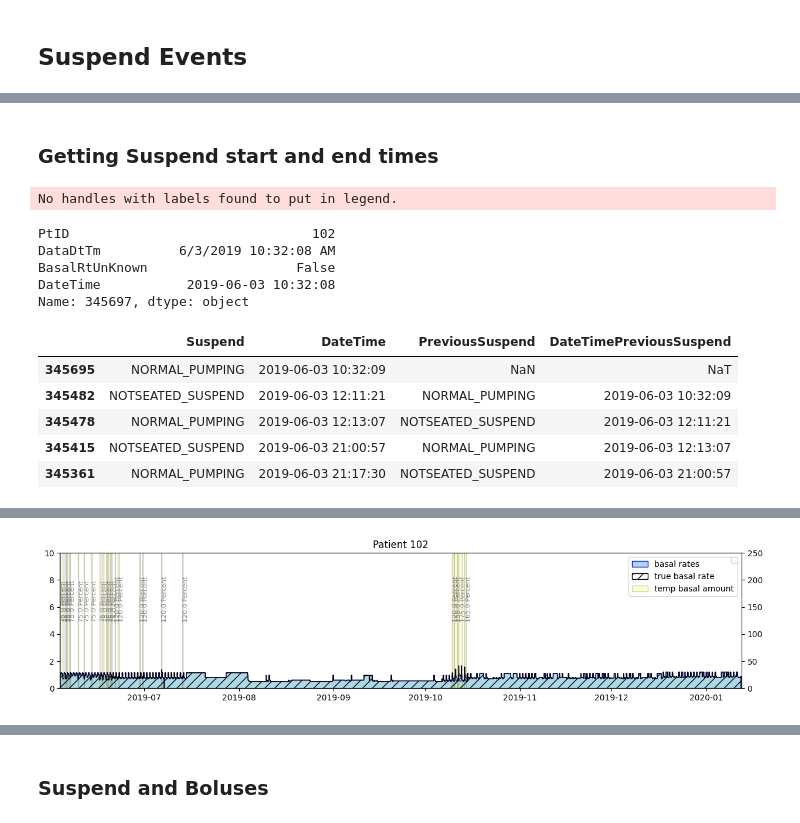
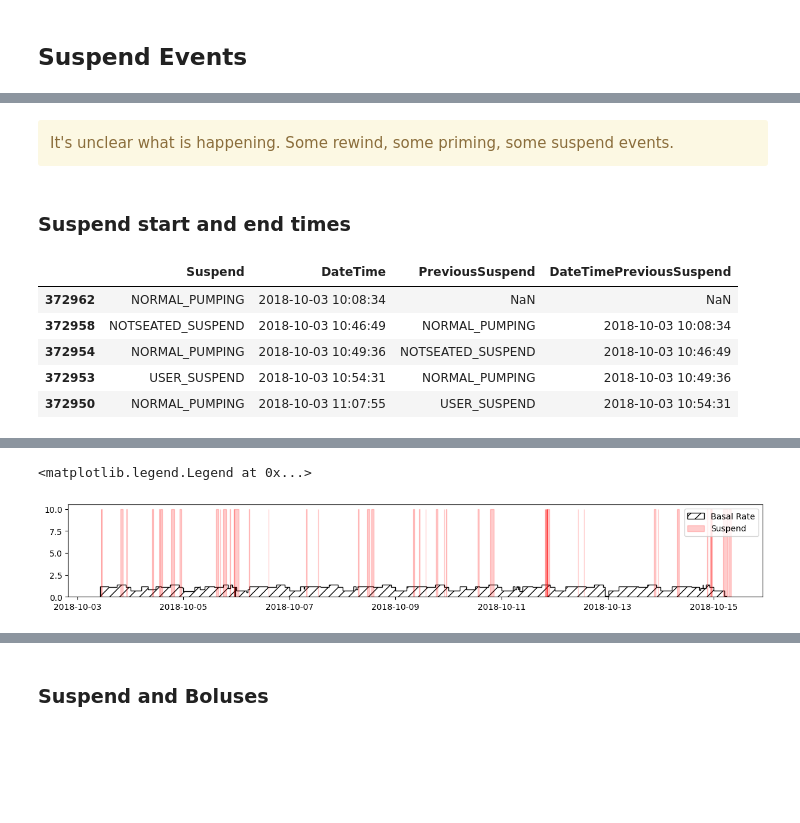
Before and after one commit to nudgebg/egvinsulin, a Jupyter notebook: notebooks/understand-flair-dataset/understand-flair-dataset.ipynb, the cells around one changed output, grey strips where cells are left out. Cells and saved outputs as stored; diff of their text form; code cells hidden in the pictures; blank space fills up the shorter version.

```diff
--- a/notebooks/understand-flair-dataset/understand-flair-dataset.ipynb
+++ b/notebooks/understand-flair-dataset/understand-flair-dataset.ipynb
@@ -179,15 +188,15 @@ for randomUserId in adjustedUsers:
 # %%
-for randomUserId in subFrameAdjustedDates.PtID.unique():
-    #now let's use the adjusted dates and check for patient 98 how the data looks
-    temp = df_cgm.loc[df_cgm.PtID == randomUserId]
-    ax=plt.figure(figsize=(10,1)).gca()
-    temp.loc[temp.DateTimeAdjusted.isnull()].plot.scatter(x='DateTime', y='CGM',s=2, marker='.',ax=ax,color='gray')
-    temp.loc[temp.DateTimeAdjusted.notnull()].plot.scatter(x='DateTimeAdjusted', y='CGM',s=1, marker='.',ax=ax,color='red')
-    #get min and max of adjusted dates
+f,AX = plt.subplots(1,3,figsize=(20,2),sharex='col')
+for i_patient, patient_id in enumerate(df_cgm.loc[df_cgm.DateTimeAdjusted.notnull()].PtID.unique()):
+    temp = df_cgm.loc[df_cgm.PtID == patient_id]
 
-    maxDate = temp.DateTimeAdjusted.max()
+    ax = AX[i_patient]
+    temp.loc[temp.DateTimeAdjusted.isnull()].plot.scatter(x='DateTime', y='CGM', s=2, marker='.', ax=ax, color='gray')
+    temp.loc[temp.DateTimeAdjusted.notnull()].plot.scatter(x='DateTimeAdjusted', y='CGM', s=1, marker='.', ax=ax, color='red')
+
+    #zoom in around adjustement datetime
+    maxDate = temp.loc[temp.DateTimeAdjusted.notnull()].DateTimeAdjusted.max()
     ax.set_xlim((maxDate-pd.Timedelta(days=1),maxDate+pd.Timedelta(days=1)))
-    ax.set_title("PtID: "+str(randomUserId))
-    #hide x label
+    ax.set_title("PtID: "+str(patient_id))
     ax.set_xlabel(None)
 # %% [output]
@@ -205,6 +208,0 @@ for randomUserId in subFrameAdjustedDates.PtID.unique():
-# %%
-path = os.path.join(current_dir, '..', '..', 'data/raw','FLAIRPublicDataSet','Data Tables', 'FLAIRDevicePump.txt')
-df_insulin = pd.read_csv(path, sep="|", low_memory=False,
-                         usecols=['PtID', 'DataDtTm', 'BasalRt', 'TempBasalAmt','TempBasalType', 'TempBasalDur','BolusType', 'BolusSelected', 'BolusDeliv', 'BolusSource', 'ExtendBolusDuration', 'BasalRtUnKnown', 'Suspend'])
-df_insulin = parse_flair_dates(df_insulin,'DataDtTm')
-display(df_insulin.head())
@@ -726,12 +569,19 @@ For those users whose first suspend event is a resume to normal pumping event, w
+# %% [markdown]
+<div class="alert alert-block alert-warning">It's unclear what is happening. Some rewind, some priming, some suspend events. </div>
 # %% [markdown]
-### Getting Suspend start and end times
+### Suspend start and end times
 # %%
 #get a user with>10 Suspend and Temporary Basal events
 event_counts = df_insulin.groupby('PtID').agg({"Suspend":'count','TempBasalAmt':'count'})
 users_with_temp_and_suspends = event_counts.loc[(event_counts.Suspend>10) & (event_counts.TempBasalAmt>10)]
 random_user = random.choice(users_with_temp_and_suspends.index)
-subFrame = df_insulin.loc[df_insulin.PtID==random_user].copy()
+
+random_user = 69 #for repoducibility
+subFrame = df_insulin.loc[df_insulin.PtID==69].copy()
 subFrame = subFrame.sort_values('DateTime')
+
+#reduce to first days
+subFrame = subFrame.loc[subFrame.DateTime< subFrame.DateTime.min()+pd.Timedelta(days=12)]
 
 #bring neighboring events side by side
 suspend_times = subFrame.loc[subFrame.Suspend.notna(),['Suspend','DateTime']].sort_values('DateTime').copy()
@@ -745,17 +595,23 @@ suspend_times['Duration'] = suspend_times.DateTime-suspend_times.DateTimePreviou
 display(suspend_times.head(5))
 
 suspend_times.Duration.describe()
+
+
+#draw
+#drop first row of suspend_times
+suspend_times = suspend_times.iloc[1:]
+
+#ax = drawInsulinEvents(subFrame, b_draw_boluses=False)
+ax = plt.figure(figsize=(15,2)).gca()
+drawAbsoluteBasalRates(subFrame.DateTime.loc[subFrame.AbsoluteBasal.notna()].values,
+                       subFrame.AbsoluteBasal.loc[subFrame.AbsoluteBasal.notna()].values, ax)
+ax.bar(suspend_times.DateTimePreviousSuspend, 10, width=suspend_times.Duration, alpha=0.2, edgecolor='red',color='red')
+ax.legend(['Basal Rate','Suspend'],loc='upper right')
 # %% [output]
-No handles with labels found to put in legend.
-PtID                               102
-DataDtTm          6/3/2019 10:32:08 AM
-BasalRtUnKnown                   False
-DateTime           2019-06-03 10:32:08
-Name: 345697, dtype: object
 |  | Suspend | DateTime | PreviousSuspend | DateTimePreviousSuspend |
-| 345695 | NORMAL_PUMPING | 2019-06-03 10:32:09 | NaN | NaT |
-| 345482 | NOTSEATED_SUSPEND | 2019-06-03 12:11:21 | NORMAL_PUMPING | 2019-06-03 10:32:09 |
-| 345478 | NORMAL_PUMPING | 2019-06-03 12:13:07 | NOTSEATED_SUSPEND | 2019-06-03 12:11:21 |
-| 345415 | NOTSEATED_SUSPEND | 2019-06-03 21:00:57 | NORMAL_PUMPING | 2019-06-03 12:13:07 |
-| 345361 | NORMAL_PUMPING | 2019-06-03 21:17:30 | NOTSEATED_SUSPEND | 2019-06-03 21:00:57 |
+| 372962 | NORMAL_PUMPING | 2018-10-03 10:08:34 | NaN | NaN |
+| 372958 | NOTSEATED_SUSPEND | 2018-10-03 10:46:49 | NORMAL_PUMPING | 2018-10-03 10:08:34 |
+| 372954 | NORMAL_PUMPING | 2018-10-03 10:49:36 | NOTSEATED_SUSPEND | 2018-10-03 10:46:49 |
+| 372953 | USER_SUSPEND | 2018-10-03 10:54:31 | NORMAL_PUMPING | 2018-10-03 10:49:36 |
+| 372950 | NORMAL_PUMPING | 2018-10-03 11:07:55 | USER_SUSPEND | 2018-10-03 10:54:31 |
 |  | Suspend | DateTime | PreviousSuspend | DateTimePreviousSuspend | Duration |
@@ -776 +623,2 @@ Name: Duration, dtype: object
+<matplotlib.legend.Legend at 0x...>
-[figure, old version]
+[figure, new version]
```
Also changed, not shown: parts of 77 cells of this notebook.
